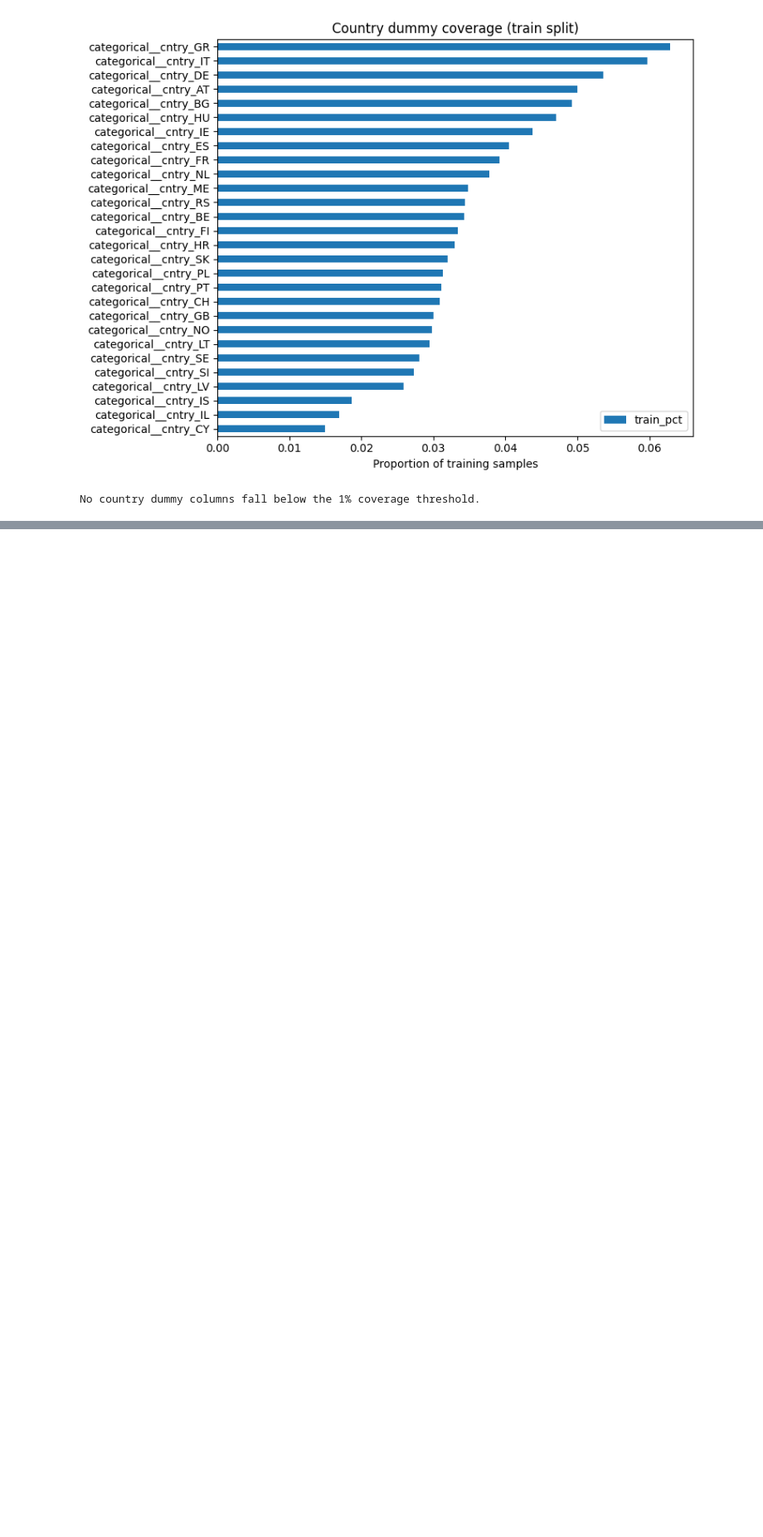
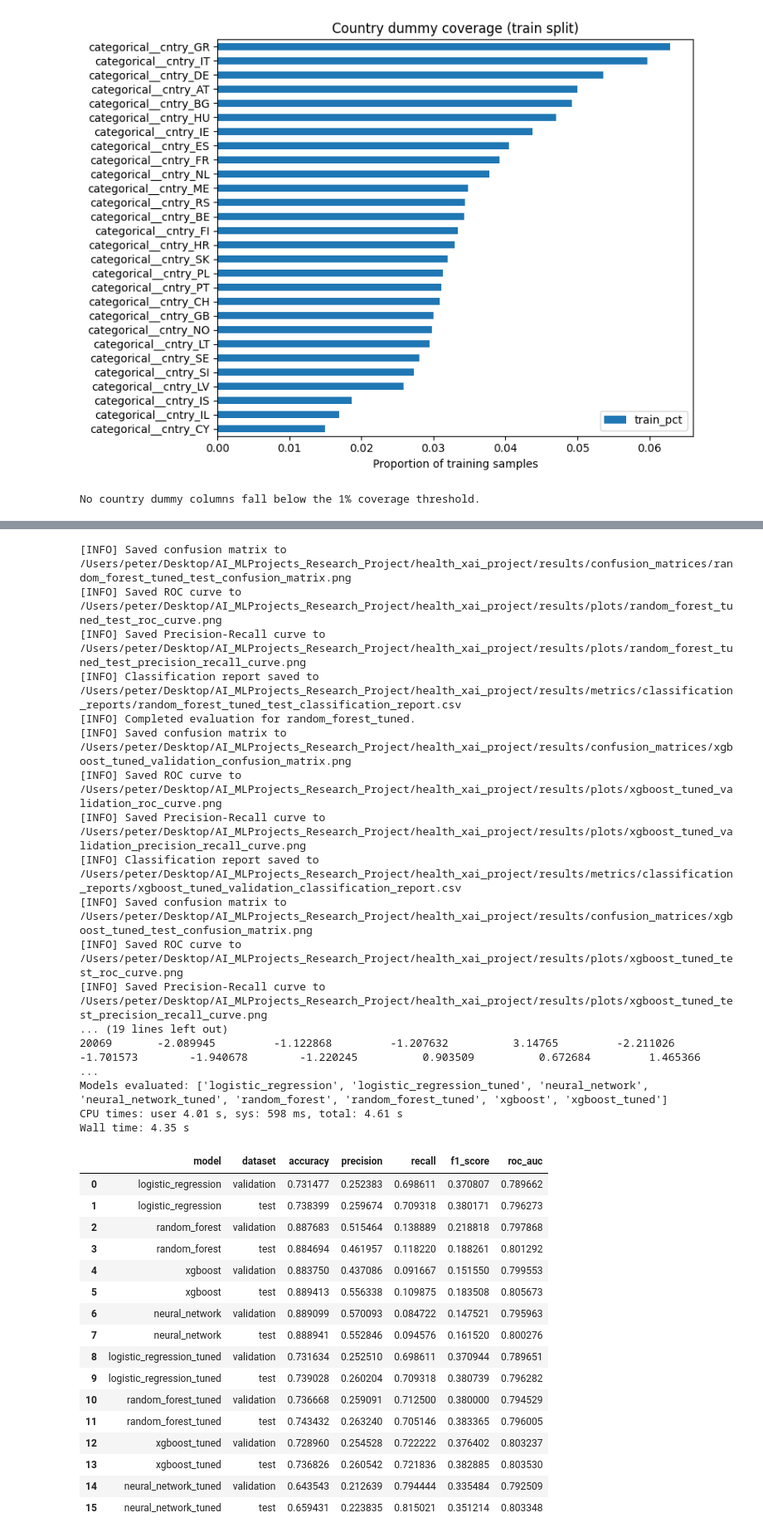
Before and after one commit to Petlaz/health-xai-prediction, a Jupyter notebook: notebooks/03_modeling.ipynb, the cells around one changed output, grey strips where cells are left out. Shown at 83% size. Saved outputs shown, nothing was run; the diff lists cells and outputs as text; code cells hidden in the pictures; blank space fills up the shorter version.

```diff
--- a/notebooks/03_modeling.ipynb
+++ b/notebooks/03_modeling.ipynb
@@ -479,0 +544,9 @@ No country dummy columns fall below the 1% coverage threshold.
+# %%
+%%time
+metrics_after_tuning = evaluate_models(include_tuned=True)
+model_list = sorted(metrics_after_tuning['model'].unique())
+print('Models evaluated:', model_list)
+if not any('tuned' in name for name in model_list):
+    print('⚠️ Tuned models missing from metrics; confirm tuning completed successfully.')
+metrics_after_tuning
+# %% [output]
@@ -479,0 +595,34 @@ No country dummy columns fall below the 1% coverage threshold.
+[INFO] Saved confusion matrix to /Users/peter/Desktop/AI_MLProjects_Research_Project/health_xai_project/results/confusion_matrices/random_forest_tuned_test_confusion_matrix.png
+[INFO] Saved ROC curve to /Users/peter/Desktop/AI_MLProjects_Research_Project/health_xai_project/results/plots/random_forest_tuned_test_roc_curve.png
+[INFO] Saved Precision-Recall curve to /Users/peter/Desktop/AI_MLProjects_Research_Project/health_xai_project/results/plots/random_forest_tuned_test_precision_recall_curve.png
+[INFO] Classification report saved to /Users/peter/Desktop/AI_MLProjects_Research_Project/health_xai_project/results/metrics/classification_reports/random_forest_tuned_test_classification_report.csv
+[INFO] Completed evaluation for random_forest_tuned.
+[INFO] Saved confusion matrix to /Users/peter/Desktop/AI_MLProjects_Research_Project/health_xai_project/results/confusion_matrices/xgboost_tuned_validation_confusion_matrix.png
+[INFO] Saved ROC curve to /Users/peter/Desktop/AI_MLProjects_Research_Project/health_xai_project/results/plots/xgboost_tuned_validation_roc_curve.png
+[INFO] Saved Precision-Recall curve to /Users/peter/Desktop/AI_MLProjects_Research_Project/health_xai_project/results/plots/xgboost_tuned_validation_precision_recall_curve.png
+[INFO] Classification report saved to /Users/peter/Desktop/AI_MLProjects_Research_Project/health_xai_project/results/metrics/classification_reports/xgboost_tuned_validation_classification_report.csv
+[INFO] Saved confusion matrix to /Users/peter/Desktop/AI_MLProjects_Research_Project/health_xai_project/results/confusion_matrices/xgboost_tuned_test_confusion_matrix.png
+[INFO] Saved ROC curve to /Users/peter/Desktop/AI_MLProjects_Research_Project/health_xai_project/results/plots/xgboost_tuned_test_roc_curve.png
+[INFO] Saved Precision-Recall curve to /Users/peter/Desktop/AI_MLProjects_Research_Project/health_xai_project/results/plots/xgboost_tuned_test_precision_recall_curve.png
+... (19 lines left out)
+20069       -2.089945         -1.122868         -1.207632          3.14765         -2.211026         -1.701573        -1.940678        -1.220245          0.903509          0.672684         1.465366    ...
+Models evaluated: ['logistic_regression', 'logistic_regression_tuned', 'neural_network', 'neural_network_tuned', 'random_forest', 'random_forest_tuned', 'xgboost', 'xgboost_tuned']
+CPU times: user 4.01 s, sys: 598 ms, total: 4.61 s
+Wall time: 4.35 s
+|  | model | dataset | accuracy | precision | recall | f1_score | roc_auc |
+| 0 | logistic_regression | validation | 0.731477 | 0.252383 | 0.698611 | 0.370807 | 0.789662 |
+| 1 | logistic_regression | test | 0.738399 | 0.259674 | 0.709318 | 0.380171 | 0.796273 |
+| 2 | random_forest | validation | 0.887683 | 0.515464 | 0.138889 | 0.218818 | 0.797868 |
+| 3 | random_forest | test | 0.884694 | 0.461957 | 0.118220 | 0.188261 | 0.801292 |
+| 4 | xgboost | validation | 0.883750 | 0.437086 | 0.091667 | 0.151550 | 0.799553 |
+| 5 | xgboost | test | 0.889413 | 0.556338 | 0.109875 | 0.183508 | 0.805673 |
+| 6 | neural_network | validation | 0.889099 | 0.570093 | 0.084722 | 0.147521 | 0.795963 |
+| 7 | neural_network | test | 0.888941 | 0.552846 | 0.094576 | 0.161520 | 0.800276 |
+| 8 | logistic_regression_tuned | validation | 0.731634 | 0.252510 | 0.698611 | 0.370944 | 0.789651 |
+| 9 | logistic_regression_tuned | test | 0.739028 | 0.260204 | 0.709318 | 0.380739 | 0.796282 |
+| 10 | random_forest_tuned | validation | 0.736668 | 0.259091 | 0.712500 | 0.380000 | 0.794529 |
+| 11 | random_forest_tuned | test | 0.743432 | 0.263240 | 0.705146 | 0.383365 | 0.796005 |
+| 12 | xgboost_tuned | validation | 0.728960 | 0.254528 | 0.722222 | 0.376402 | 0.803237 |
+| 13 | xgboost_tuned | test | 0.736826 | 0.260542 | 0.721836 | 0.382885 | 0.803530 |
+| 14 | neural_network_tuned | validation | 0.643543 | 0.212639 | 0.794444 | 0.335484 | 0.792509 |
+| 15 | neural_network_tuned | test | 0.659431 | 0.223835 | 0.815021 | 0.351214 | 0.803348 |
```
Also changed, not shown: parts of 26 cells of this notebook, 11 other files.
